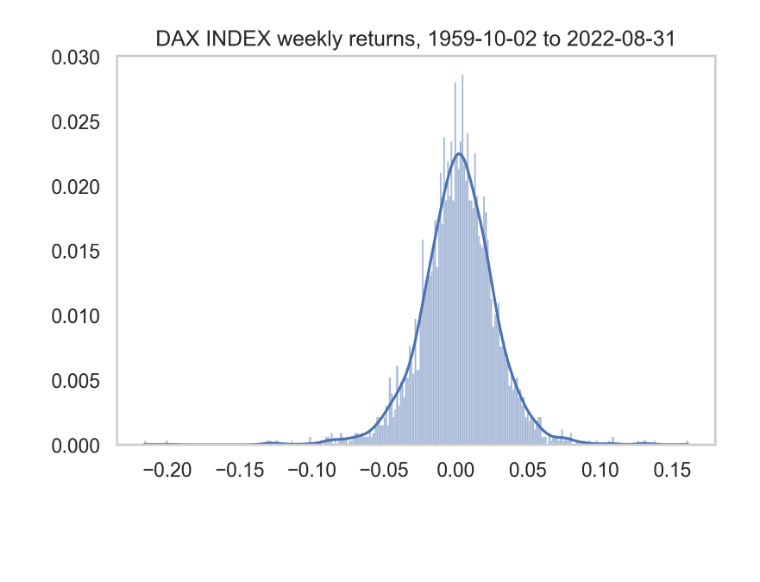
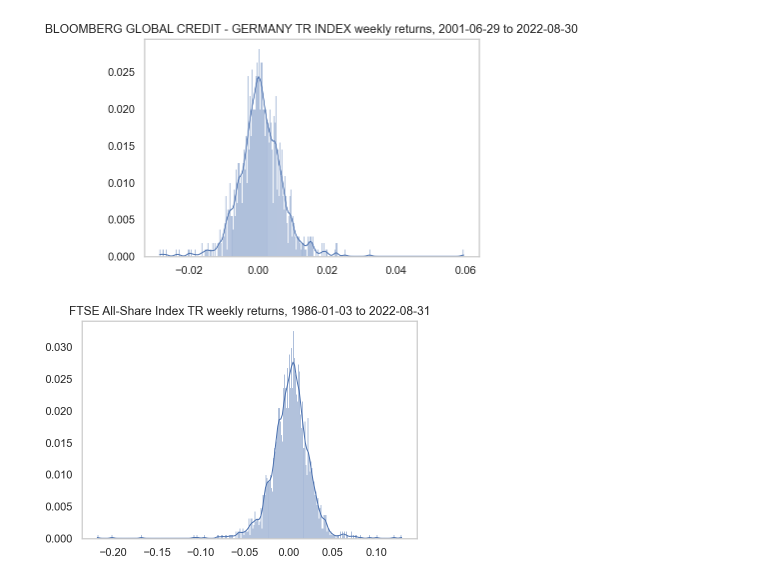
Before and after one commit to TimmieBengtsson/bachelors_project, a Jupyter notebook: bsc_script.ipynb, the cells around one changed output. Cells and saved outputs as stored; diff of their text form; code cells hidden in the pictures; blank space fills up the shorter version.

```diff
--- a/bsc_script.ipynb
+++ b/bsc_script.ipynb
@@ -20,7 +22,7 @@ import plot_utils
 # %%
 #figre options
-plt.rcParams['figure.dpi'] = 300
-plt.rcParams['savefig.dpi'] = 300
+# plt.rcParams['figure.dpi'] = 300
+# plt.rcParams['savefig.dpi'] = 300
 # %%
 from data import credit_data_reader
 df = credit_data_reader.credit_data_reader()
@@ -318,9 +290,15 @@ us10
 # %%
 # German price returns histogram
-fig = plot_utils.histogram_plot(dax)
-# fig = hp.histogram_plot(ger_tr)
+fig, axs = plot_utils.histogram_plot(ger_tr)
 
-# plt.savefig('bsc_plots/hist_dax.eps', dpi=600)
+# plt.savefig('bsc_plots/hist_kde_gertr_returns_01_22.eps', dpi=600)
 # Todo: compare to normal dist, derive kurtosis etc
 # %% [output]
-[figure, old version]
+[figure, new version]
+# %%
+# UK price returns histogram
+fig, axs = plot_utils.histogram_plot(ftse_tr)
+
+# plt.savefig('bsc_plots/hist_kde_ftsetr_returns_86_22.eps', dpi=600)
+# %% [output]
+[figure, added]
```
Also changed, not shown: parts of 19 cells of this notebook, 4 other files.
